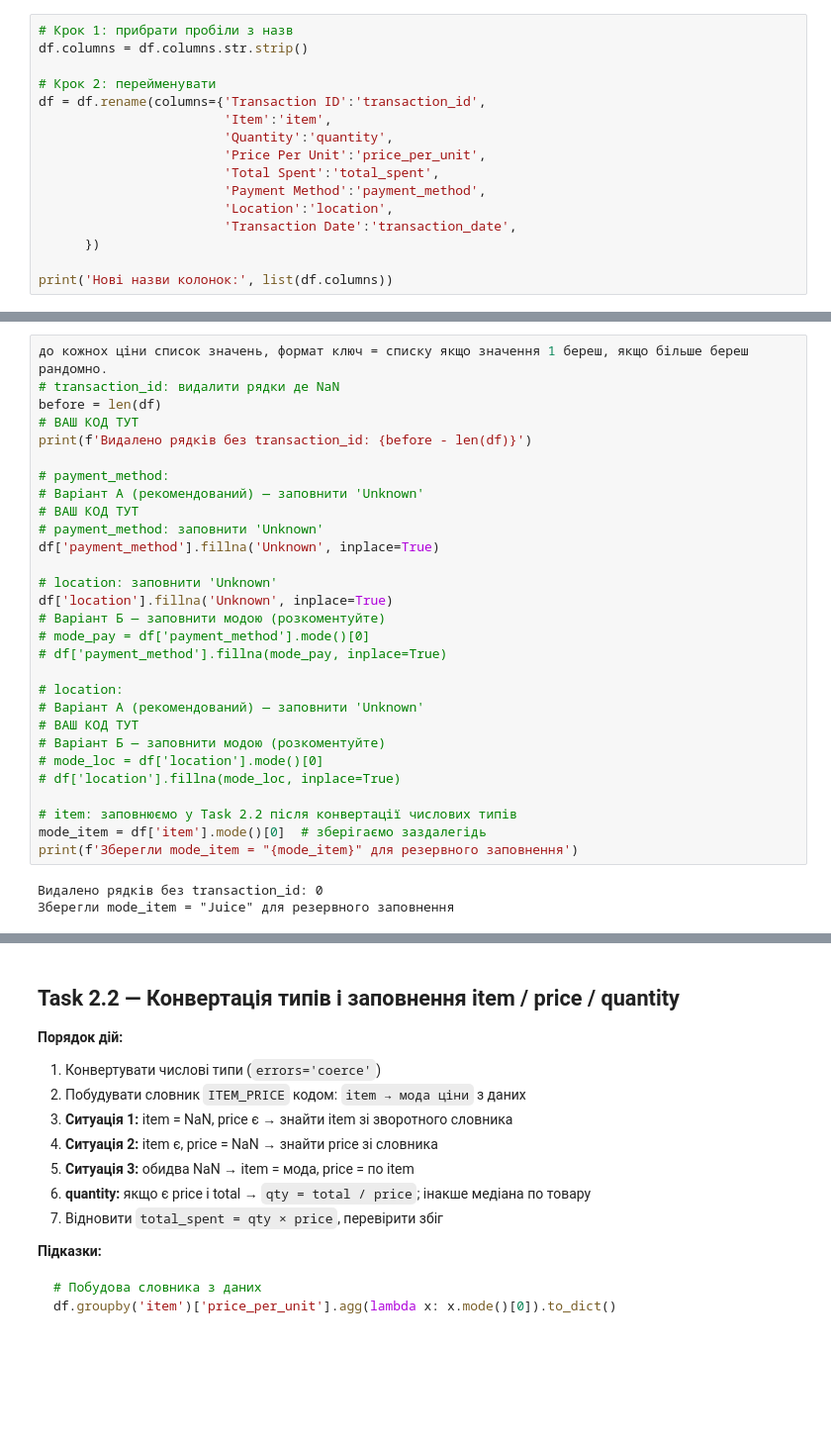
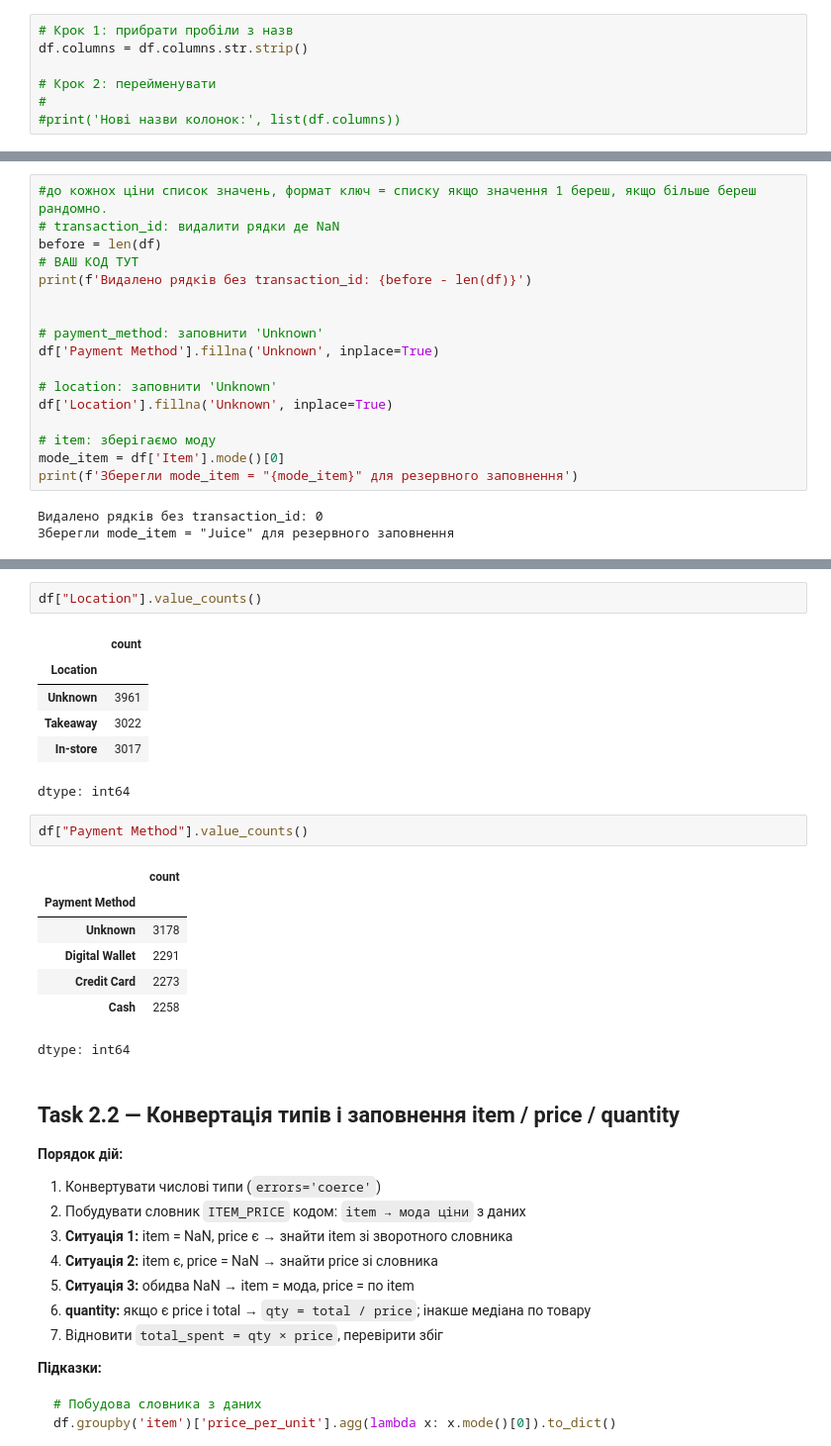
Before and after one commit to T-Svitlichna/Analysis_Cafe_Sales, a Jupyter notebook: Clean_new_cafe_eda_workbook_version2.ipynb, the cells around one changed output, grey strips where cells are left out. Shown at 99% size. Cells and saved outputs as stored; diff of their text form; blank space fills up the shorter version.

```diff
--- a/Clean_new_cafe_eda_workbook_version2.ipynb
+++ b/Clean_new_cafe_eda_workbook_version2.ipynb
@@ -302,14 +305,5 @@ plt.show()
 df.columns = df.columns.str.strip()
 
 # Крок 2: перейменувати
-df = df.rename(columns={'Transaction ID':'transaction_id',
-                        'Item':'item',
-                        'Quantity':'quantity',
-                        'Price Per Unit':'price_per_unit',
-                        'Total Spent':'total_spent',
-                        'Payment Method':'payment_method',
-                        'Location':'location',
-                        'Transaction Date':'transaction_date',
-      })
-
-print('Нові назви колонок:', list(df.columns))
+#
+#print('Нові назви колонок:', list(df.columns))
@@ -332,33 +324,21 @@ print('Нові назви колонок:', list(df.columns))
 - `df['col'].fillna('Unknown')` — заповнити рядком
 - Словник і мода для item — виконуються у Task 2.2 після конвертації числових типів
 # %%
-до кожнох ціни список значень, формат ключ = списку якщо значення 1 береш, якщо більше береш рандомно.
+#до кожнох ціни список значень, формат ключ = списку якщо значення 1 береш, якщо більше береш рандомно.
 # transaction_id: видалити рядки де NaN
 before = len(df)
 # ВАШ КОД ТУТ
 print(f'Видалено рядків без transaction_id: {before - len(df)}')
 
-# payment_method:
-# Варіант А (рекомендований) — заповнити 'Unknown'
-# ВАШ КОД ТУТ
+
 # payment_method: заповнити 'Unknown'
-df['payment_method'].fillna('Unknown', inplace=True)
+df['Payment Method'].fillna('Unknown', inplace=True)
 
 # location: заповнити 'Unknown'
-df['location'].fillna('Unknown', inplace=True)
-# Варіант Б — заповнити модою (розкоментуйте)
-# mode_pay = df['payment_method'].mode()[0]
-# df['payment_method'].fillna(mode_pay, inplace=True)
+df['Location'].fillna('Unknown', inplace=True)
 
-# location:
-# Варіант А (рекомендований) — заповнити 'Unknown'
-# ВАШ КОД ТУТ
-# Варіант Б — заповнити модою (розкоментуйте)
-# mode_loc = df['location'].mode()[0]
-# df['location'].fillna(mode_loc, inplace=True)
-
-# item: заповнюємо у Task 2.2 після конвертації числових типів
-mode_item = df['item'].mode()[0]  # зберігаємо заздалегідь
+# item: зберігаємо моду
+mode_item = df['Item'].mode()[0]
 print(f'Зберегли mode_item = "{mode_item}" для резервного заповнення')
 # %% [output]
 Видалено рядків без transaction_id: 0
@@ -366,3 +385,22 @@ print(f'Зберегли mode_item = "{mode_item}" для резервного
+# %%
+df["Location"].value_counts()
+# %% [output]
+|  | count |
+| Location |  |
+| Unknown | 3961 |
+| Takeaway | 3022 |
+| In-store | 3017 |
+dtype: int64
+# %%
+df["Payment Method"].value_counts()
+# %% [output]
+|  | count |
+| Payment Method |  |
+| Unknown | 3178 |
+| Digital Wallet | 2291 |
+| Credit Card | 2273 |
+| Cash | 2258 |
+dtype: int64
 # %% [markdown]
 ## Task 2.2 — Конвертація типів і заповнення item / price / quantity
 
```
Also changed, not shown: parts of 13 cells of this notebook.
